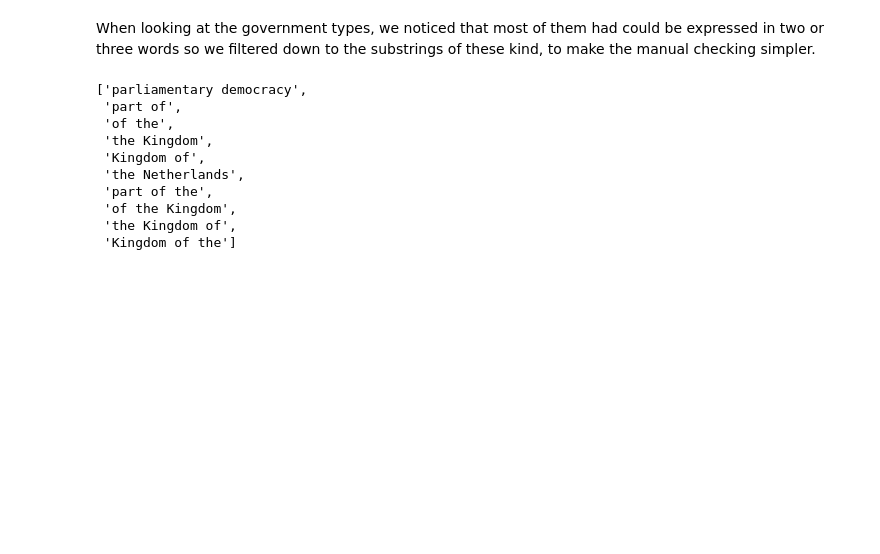
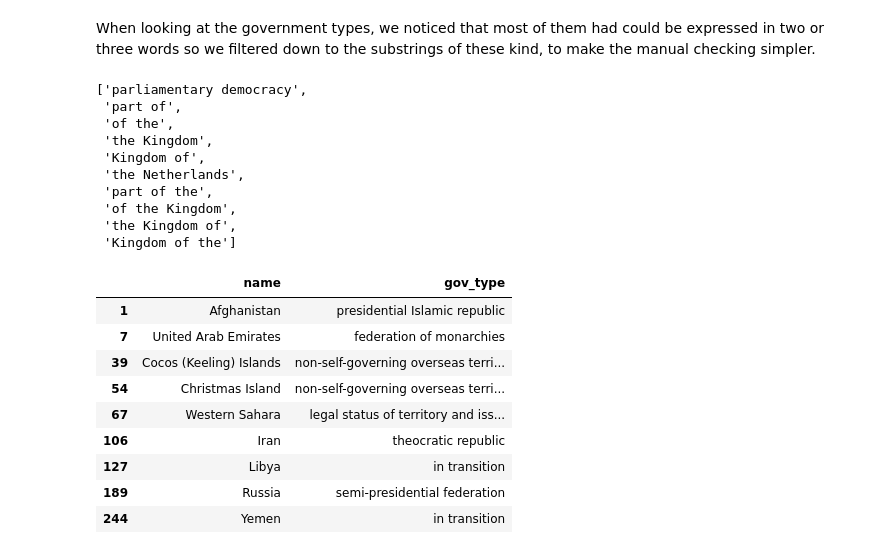
Before and after one commit to LailaHms/ADA2017_Homeworks, a Jupyter notebook: Project/DataEnriching/Country data gathering.ipynb, the cells around one changed output. Saved outputs shown, nothing was run; the diff lists cells and outputs as text; code cells hidden in the pictures; blank space fills up the shorter version.

Commit message:
Latest country data gathering file

```diff
--- a/Project/DataEnriching/Country data gathering.ipynb
+++ b/Project/DataEnriching/Country data gathering.ipynb
@@ -289,5 +289,7 @@ data.head()
 The last step is to make the government type column categorical. As we can see in the cell below, the column has a certain common format for each class of government, but it's still not useful. It needs some cleaning.
 # %%
 data.gov_type.fillna('unknown', inplace=True)
-data.gov_type
+for i in data.gov_type:
+    if 'monarchy' in i:
+        print(i)
 # %% [output]
@@ -399,20 +403,30 @@ data.loc['Macau', 'gov_type'] = 'presidential democracy'
 # %%
 # Types of government
 governments = ['parliamentary democracy', 'parliamentary republic', 'presidential democracy', 'presidential republic',
-               'semi-presidential republic', 'absolute monarchy', 'federal republic', 'communist state',
-               'monarchy', 'unknown']
+               'semi-presidential republic', 'absolute monarchy', 'federal republic', 'communist state', 'parliamentary constitutional monarchy',
+               'constitutional monarchy', 'monarchy', 'unknown']
 # %%
-def categorize_government_types():
+def categorize_government_types(df):
     for gov in governments:
-        for country in data.index:
-            if gov in data.loc[country, 'gov_type']:
-                if (gov == 'presidential republic') & ('semi-presidential republic' in data.loc[country, 'gov_type']):
+        for country in df.index:
+            if gov in df.loc[country, 'gov_type']:
+                if (gov == 'presidential republic') & ('semi-presidential republic' in df.loc[country, 'gov_type']):
                     pass
-                data.loc[country, 'gov_type'] = gov
+                df.loc[country, 'gov_type'] = gov
 
-categorize_government_types()
+categorize_government_types(data)
 
+data = data.reset_index()
 idx = [idx for idx, i in enumerate(data.gov_type) if i not in governments]
-data.reset_index(inplace=True)
-data.loc[idx, 'gov_type'] = 'other'
-data.set_index('name', inplace=True)
+data.loc[idx, ['name', 'gov_type']]
+# %% [output]
+|  | name | gov_type |
+| 1 | Afghanistan | presidential Islamic republic |
+| 7 | United Arab Emirates | federation of monarchies |
+| 39 | Cocos (Keeling) Islands | non-self-governing overseas terri... |
+| 54 | Christmas Island | non-self-governing overseas terri... |
+| 67 | Western Sahara | legal status of territory and iss... |
+| 106 | Iran | theocratic republic |
+| 127 | Libya | in transition |
+| 189 | Russia | semi-presidential federation |
+| 244 | Yemen | in transition |
```
Also changed, not shown: parts of 9 cells of this notebook, 1 other file.
